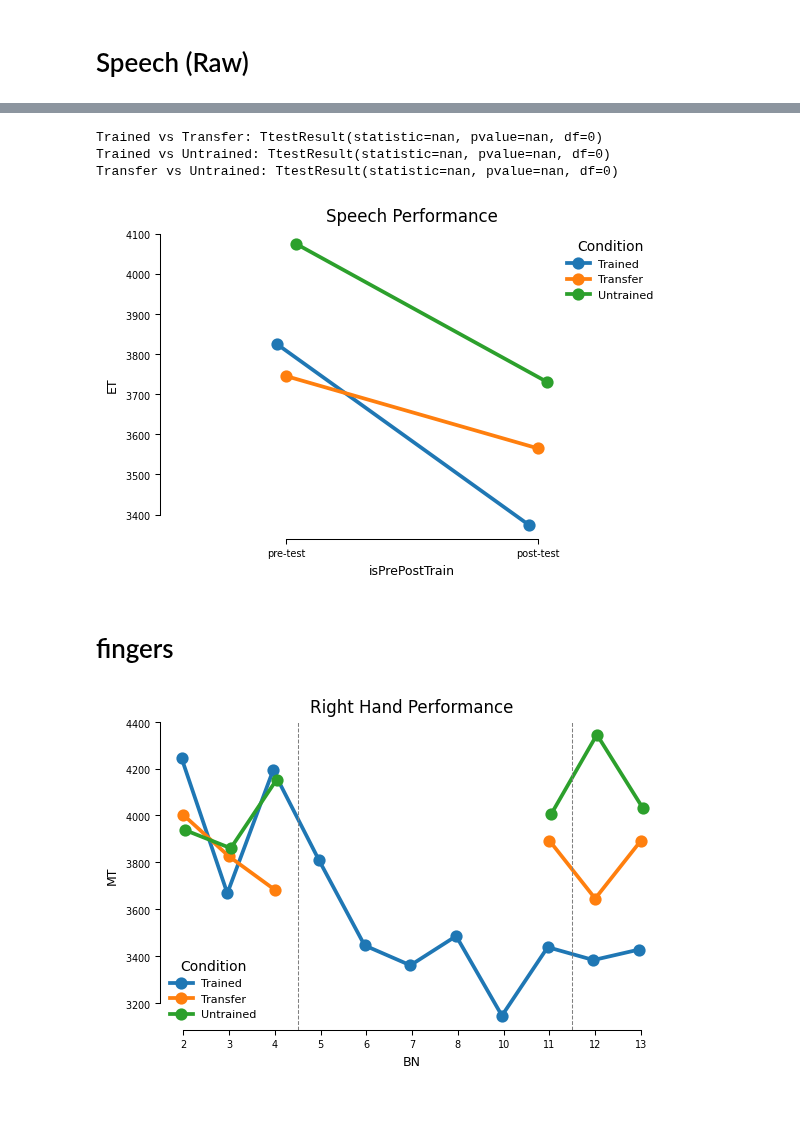
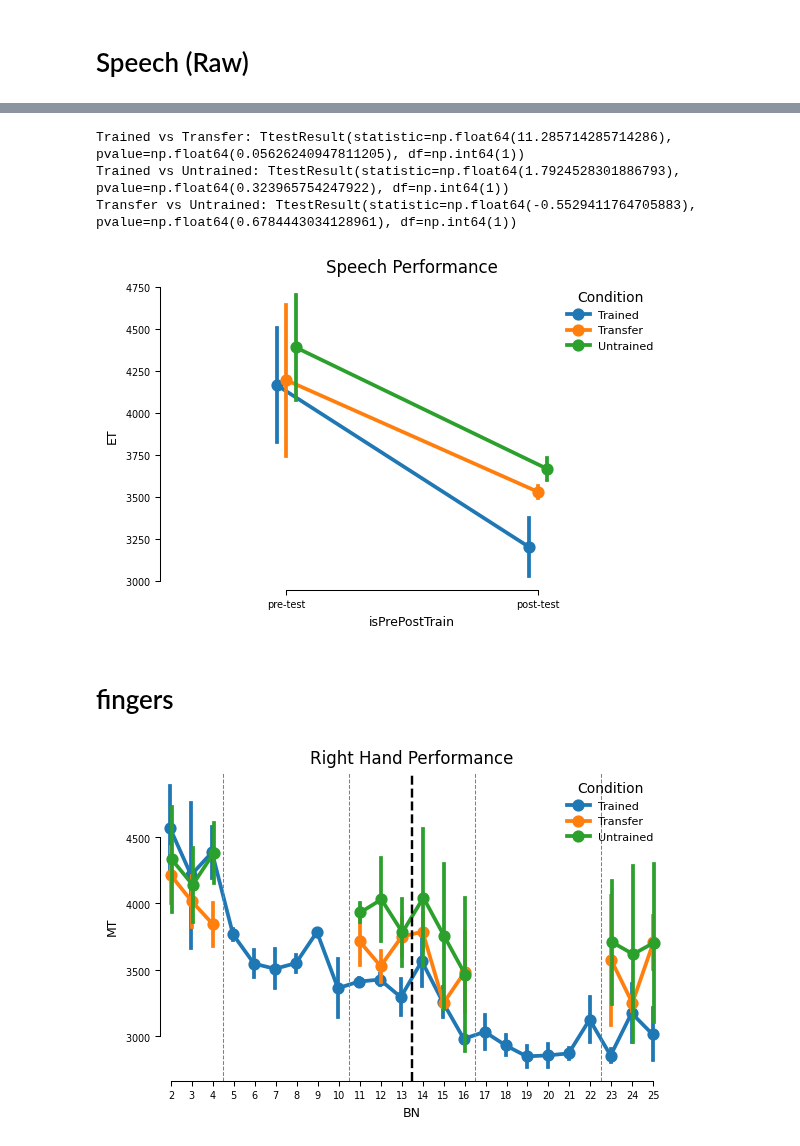
Before and after one commit to manazerzadeh/SequenceFingerSpeech, a Jupyter notebook: Version2/FingerAnalysis.ipynb, the cells around one changed output, grey strips where cells are left out. Drawn from its saved outputs; the diff is of its cells as text; code cells hidden in the pictures; blank space fills up the shorter version.

```diff
--- a/Version2/FingerAnalysis.ipynb
+++ b/Version2/FingerAnalysis.ipynb
@@ -7,7 +7,7 @@ import matplotlib.pyplot as plt
 import matplotlib.ticker as ticker
 import re
 from scipy import stats
-import utils
+from SequenceFingerSpeech.Version2 import utils
 import seaborn as sns
 import pingouin as pg
 import matplotlib.cm as cm
@@ -31,7 +31,7 @@ fingers = ['1', '2', '3', '4', '5'] #mapping of fingers to numbers
 iti = 3000   #Inter trial interval
 hand = 2 #left or right hand
 
-sub_nums = [1] # with feedbacks
+sub_nums = [1,2] # with feedbacks
 
 # total_sub_num = 38
 num_sessions = 2
@@ -224,10 +213,10 @@ print("Trained vs Transfer:", stats.ttest_rel(trained_changes, transfer_changes)
 print("Trained vs Untrained:", stats.ttest_rel(trained_changes, untrained_changes))
 print("Transfer vs Untrained:", stats.ttest_rel(transfer_changes, untrained_changes))
 # %% [output]
-Trained vs Transfer: TtestResult(statistic=nan, pvalue=nan, df=0)
-Trained vs Untrained: TtestResult(statistic=nan, pvalue=nan, df=0)
-Transfer vs Untrained: TtestResult(statistic=nan, pvalue=nan, df=0)
+Trained vs Transfer: TtestResult(statistic=np.float64(11.285714285714286), pvalue=np.float64(0.05626240947811205), df=np.int64(1))
+Trained vs Untrained: TtestResult(statistic=np.float64(1.7924528301886793), pvalue=np.float64(0.323965754247922), df=np.int64(1))
+Transfer vs Untrained: TtestResult(statistic=np.float64(-0.5529411764705883), pvalue=np.float64(0.6784443034128961), df=np.int64(1))
-[figure, old version]
+[figure, new version]
 # %% [markdown]
 # fingers
 # %%
@@ -247,34 +236,37 @@ hue_order = ['2_trained', '2_transfer', '2_untrained']
 label_map = {
     '2_trained': 'Trained',
     '2_untrained': 'Untrained',
     '2_transfer': 'Transfer'
 }
 
 ax = sns.pointplot(
     data=subjs_grouped,
     x='BN', y='MT',
     hue='effector+isTrain',
     hue_order=hue_order,
     dodge=True,
     errorbar='se'
 )
 
 plt.axvline(x=2.5, color='gray', linestyle='--', linewidth=0.75)
 plt.axvline(x=8.5, color='gray', linestyle='--', linewidth=0.75)
+plt.axvline(x=11.5, color='black', linestyle='--', linewidth=1.75)
 
+plt.axvline(x=14.5, color='gray', linestyle='--', linewidth=0.75)
+plt.axvline(x=20.5, color='gray', linestyle='--', linewidth=0.75)
 
 handles, labels = ax.get_legend_handles_labels()
 ax.legend(
     handles,
     [label_map.get(l, l) for l in labels],
     title='Condition',
     frameon=False
 )
 
 plt.title('Right Hand Performance')
 sns.despine(trim=True)
 # %% [output]
-[figure, old version]
+[figure, new version]
 # %%
 set_figure_style(scale="2col")
 
```
Also changed, not shown: parts of 8 cells of this notebook, 1 other file.
